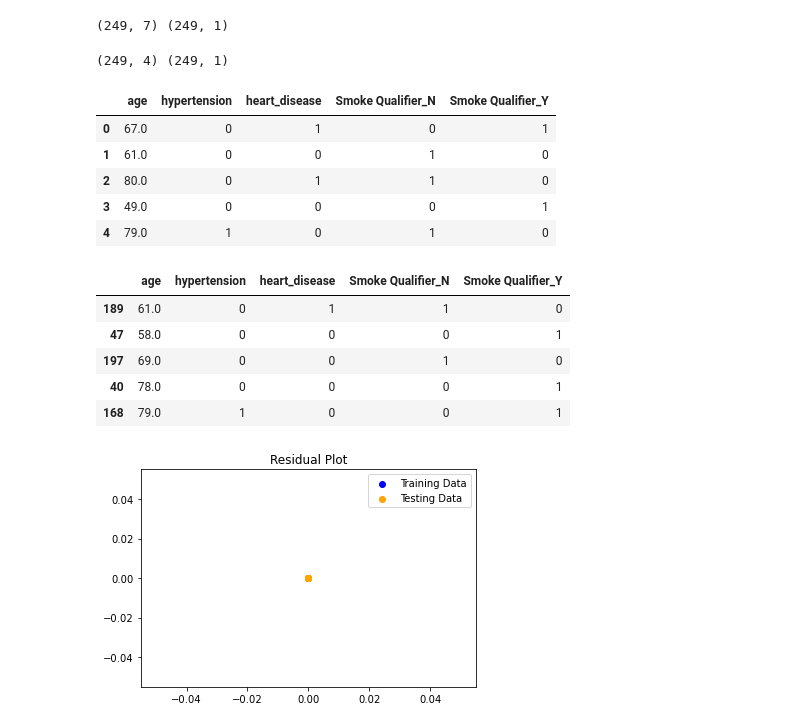
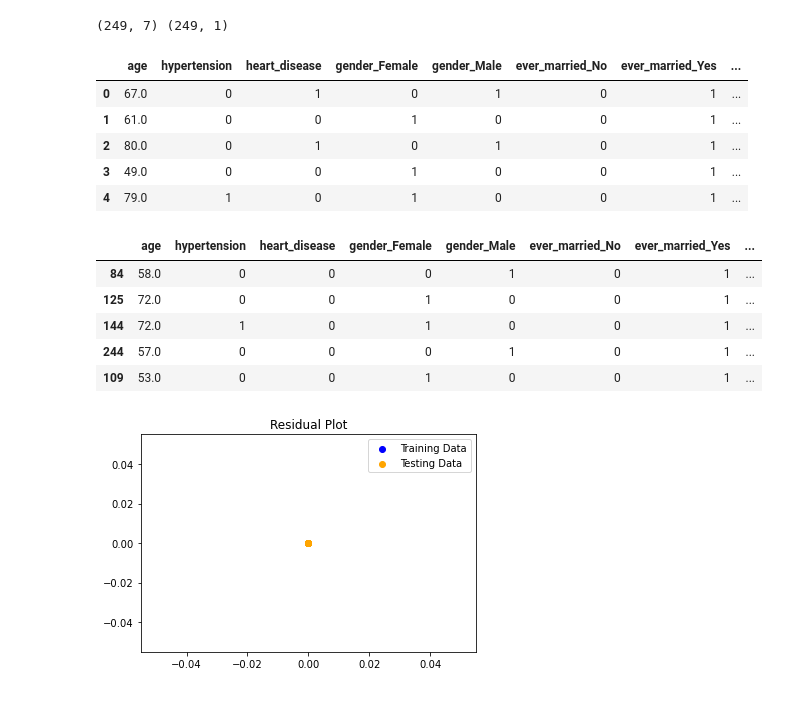
Before and after one commit to NeatUsername/Project-3, a Jupyter notebook: Regression Analysis Notebook v2.0.ipynb, the cells around one changed output. Cells and saved outputs as stored; diff of their text form; code cells hidden in the pictures.

```diff
--- a/Regression Analysis Notebook v2.0.ipynb
+++ b/Regression Analysis Notebook v2.0.ipynb
@@ -416,35 +440,33 @@ print(X.shape, y.shape)
 # %% [output]
 (249, 7) (249, 1)
 # %%
-X = dataframe6[['age', 'hypertension', 'heart_disease', 'Smoke Qualifier']]
-y = dataframe6['stroke'].values.reshape(-1,1)
-print(X.shape, y.shape)
+# X = dataframe6[['age', 'hypertension', 'heart_disease', 'Smoke Qualifier']]
+# y = dataframe6['stroke'].values.reshape(-1,1)
+# print(X.shape, y.shape)
-# %% [output]
-(249, 4) (249, 1)
 # %%
 data = X.copy()
-data_binary_encoded = pd.get_dummies(data)
-data_binary_encoded.head()
+data_binary_encoded3 = pd.get_dummies(data)
+data_binary_encoded3.head()
 # %% [output]
-|  | age | hypertension | heart_disease | Smoke Qualifier_N | Smoke Qualifier_Y |
-| 0 | 67.0 | 0 | 1 | 0 | 1 |
-| 1 | 61.0 | 0 | 0 | 1 | 0 |
-| 2 | 80.0 | 0 | 1 | 1 | 0 |
-| 3 | 49.0 | 0 | 0 | 0 | 1 |
-| 4 | 79.0 | 1 | 0 | 1 | 0 |
+|  | age | hypertension | heart_disease | gender_Female | gender_Male | ever_married_No | ever_married_Yes | ... |
+| 0 | 67.0 | 0 | 1 | 0 | 1 | 0 | 1 | ... |
+| 1 | 61.0 | 0 | 0 | 1 | 0 | 0 | 1 | ... |
+| 2 | 80.0 | 0 | 1 | 0 | 1 | 0 | 1 | ... |
+| 3 | 49.0 | 0 | 0 | 1 | 0 | 0 | 1 | ... |
+| 4 | 79.0 | 1 | 0 | 1 | 0 | 0 | 1 | ... |
 # %%
 X = pd.get_dummies(X)
 
-X_train, X_test, y_train, y_test = train_test_split(X, y, random_state=1) #Changed from 42 to 1
+X_train, X_test, y_train, y_test = train_test_split(X, y, random_state=42) #Changed from 42 to 1
 
 X_train.head()
 # %% [output]
-|  | age | hypertension | heart_disease | Smoke Qualifier_N | Smoke Qualifier_Y |
-| 189 | 61.0 | 0 | 1 | 1 | 0 |
-| 47 | 58.0 | 0 | 0 | 0 | 1 |
-| 197 | 69.0 | 0 | 0 | 1 | 0 |
-| 40 | 78.0 | 0 | 0 | 0 | 1 |
-| 168 | 79.0 | 1 | 0 | 0 | 1 |
+|  | age | hypertension | heart_disease | gender_Female | gender_Male | ever_married_No | ever_married_Yes | ... |
+| 84 | 58.0 | 0 | 0 | 0 | 1 | 0 | 1 | ... |
+| 125 | 72.0 | 0 | 0 | 1 | 0 | 0 | 1 | ... |
+| 144 | 72.0 | 1 | 0 | 1 | 0 | 0 | 1 | ... |
+| 244 | 57.0 | 0 | 0 | 0 | 1 | 0 | 1 | ... |
+| 109 | 53.0 | 0 | 0 | 1 | 0 | 0 | 1 | ... |
 # %%
 X_scaler = StandardScaler().fit(X_train)
 y_scaler = StandardScaler().fit(y_train)
```
Also changed, not shown: parts of 17 cells of this notebook, 2 other files.
